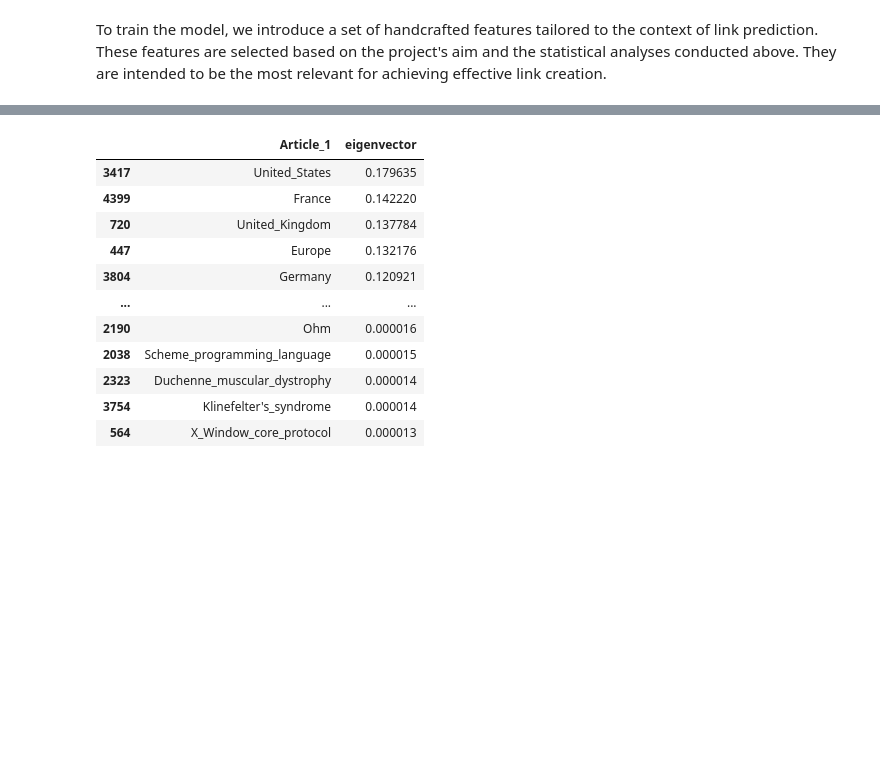
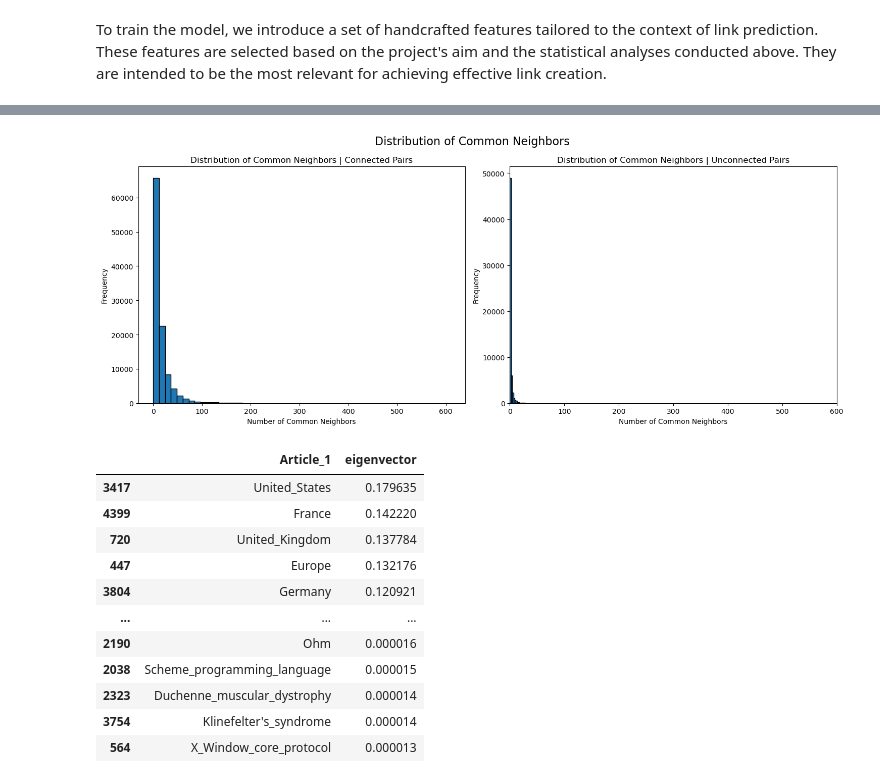
Before and after one commit to angelpras/epfl_ADA_project, a Jupyter notebook: results.ipynb, the cells around one changed output, grey strips where cells are left out. Cells and saved outputs as stored; diff of their text form; code cells hidden in the pictures; blank space fills up the shorter version.

```diff
--- a/results.ipynb
+++ b/results.ipynb
@@ -262,3 +272,7 @@ To train the model, we introduce a set of handcrafted features tailored to the c
+# %%
+calculate_common_neighbors(G)
+# %% [output]
+[figure, added]
 # %%
 #Nodes features
 
```
Also changed, not shown: parts of 14 cells of this notebook, 1 other file.
